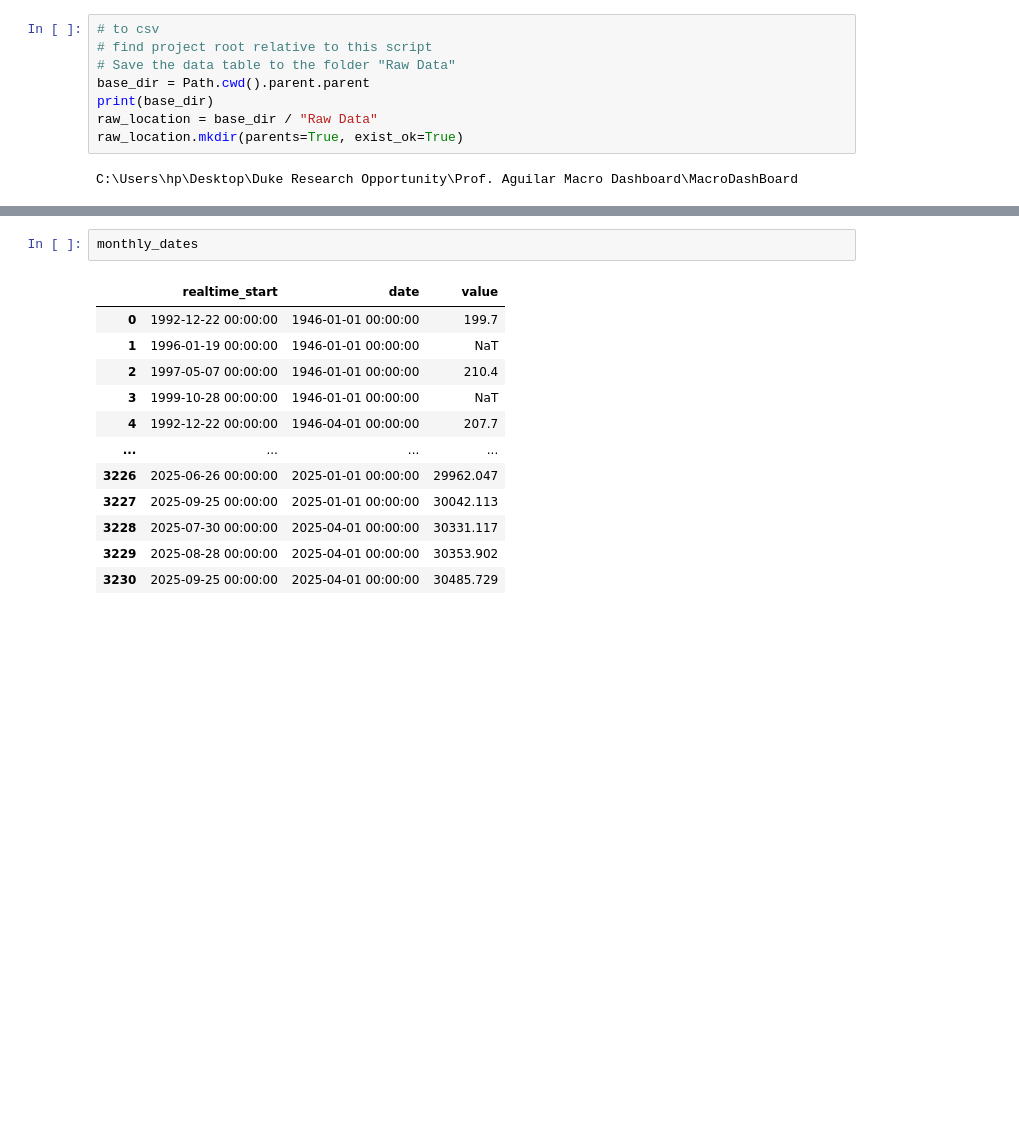
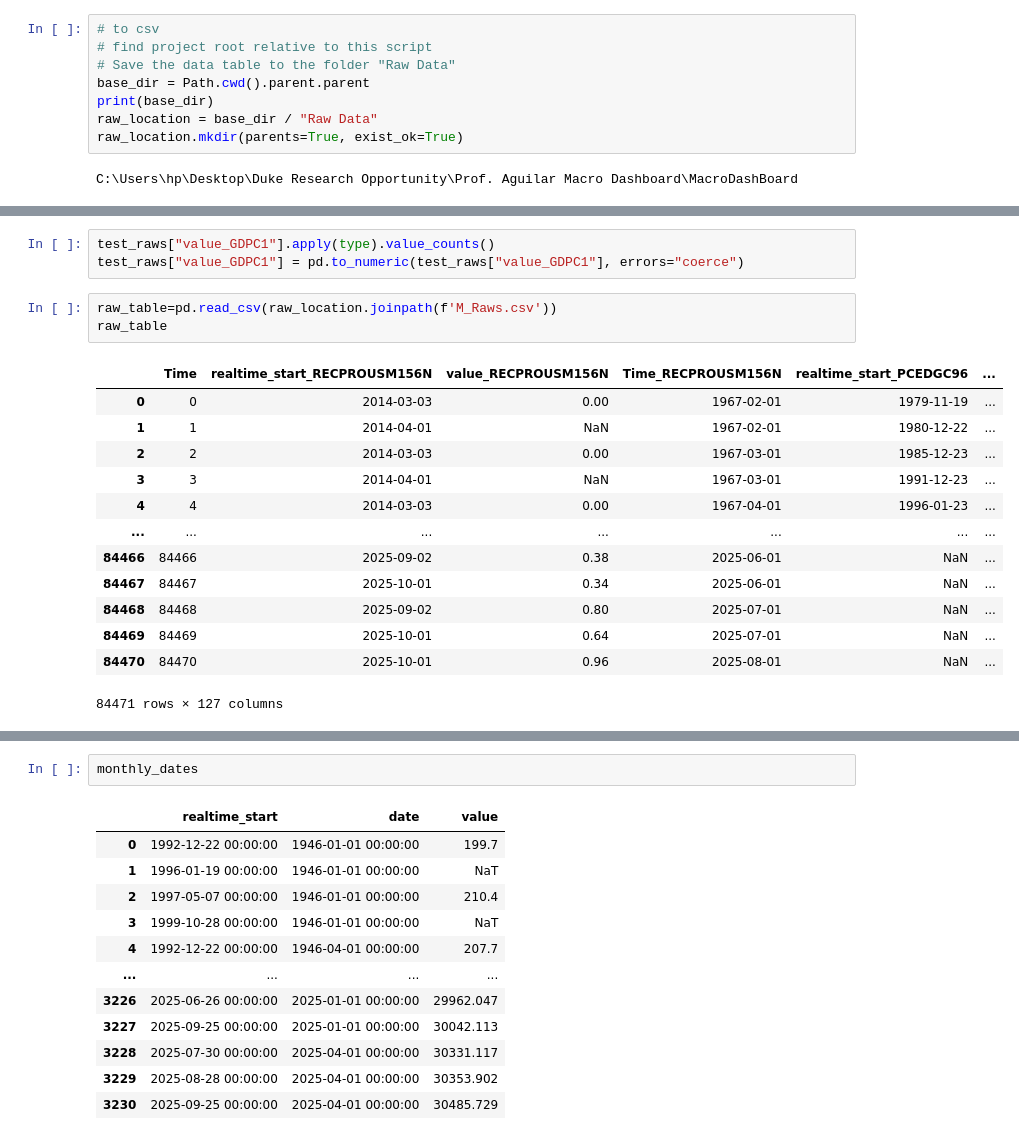
Before and after one commit to BlueMarginalist/MacroDashBoard, a Jupyter notebook: MacroDashboard Code/Code/CodeTest.ipynb, the cells around one changed output, grey strips where cells are left out. Drawn from its saved outputs; the diff is of its cells as text; blank space fills up the shorter version.

```diff
--- a/MacroDashboard Code/Code/CodeTest.ipynb
+++ b/MacroDashboard Code/Code/CodeTest.ipynb
@@ -176,0 +235,20 @@ daily_values, daily_dates = Fetch(daily_tickers, fred, "D",daily_tickers)
+# %%
+test_raws["value_GDPC1"].apply(type).value_counts()
+test_raws["value_GDPC1"] = pd.to_numeric(test_raws["value_GDPC1"], errors="coerce")
+# %%
+raw_table=pd.read_csv(raw_location.joinpath(f'M_Raws.csv'))
+raw_table
+# %% [output]
+|  | Time | realtime_start_RECPROUSM156N | value_RECPROUSM156N | Time_RECPROUSM156N | realtime_start_PCEDGC96 | ... |
+| 0 | 0 | 2014-03-03 | 0.00 | 1967-02-01 | 1979-11-19 | ... |
+| 1 | 1 | 2014-04-01 | NaN | 1967-02-01 | 1980-12-22 | ... |
+| 2 | 2 | 2014-03-03 | 0.00 | 1967-03-01 | 1985-12-23 | ... |
+| 3 | 3 | 2014-04-01 | NaN | 1967-03-01 | 1991-12-23 | ... |
+| 4 | 4 | 2014-03-03 | 0.00 | 1967-04-01 | 1996-01-23 | ... |
+| ... | ... | ... | ... | ... | ... | ... |
+| 84466 | 84466 | 2025-09-02 | 0.38 | 2025-06-01 | NaN | ... |
+| 84467 | 84467 | 2025-10-01 | 0.34 | 2025-06-01 | NaN | ... |
+| 84468 | 84468 | 2025-09-02 | 0.80 | 2025-07-01 | NaN | ... |
+| 84469 | 84469 | 2025-10-01 | 0.64 | 2025-07-01 | NaN | ... |
+| 84470 | 84470 | 2025-10-01 | 0.96 | 2025-08-01 | NaN | ... |
+84471 rows × 127 columns
```
Also changed, not shown: parts of 20 cells of this notebook, 14 other files.
